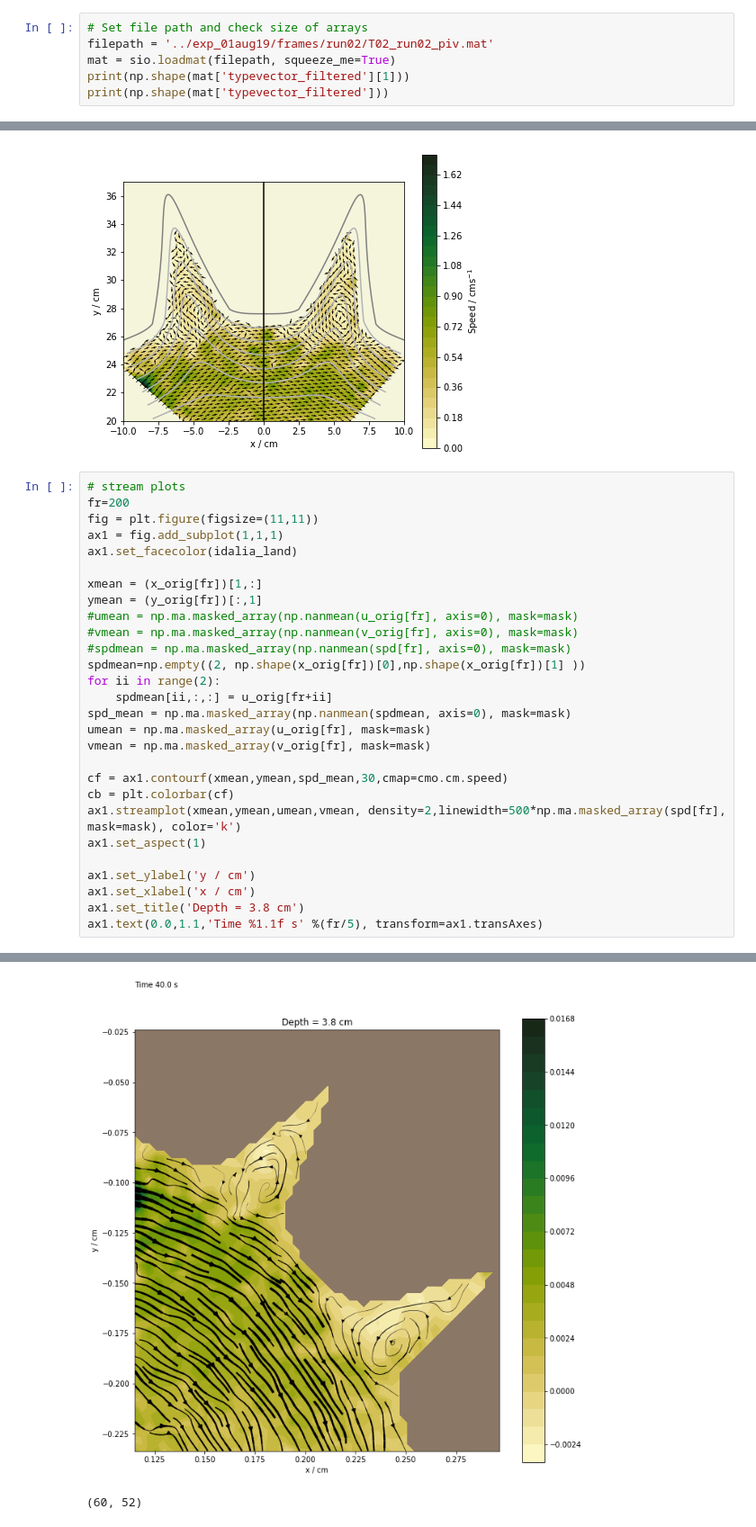
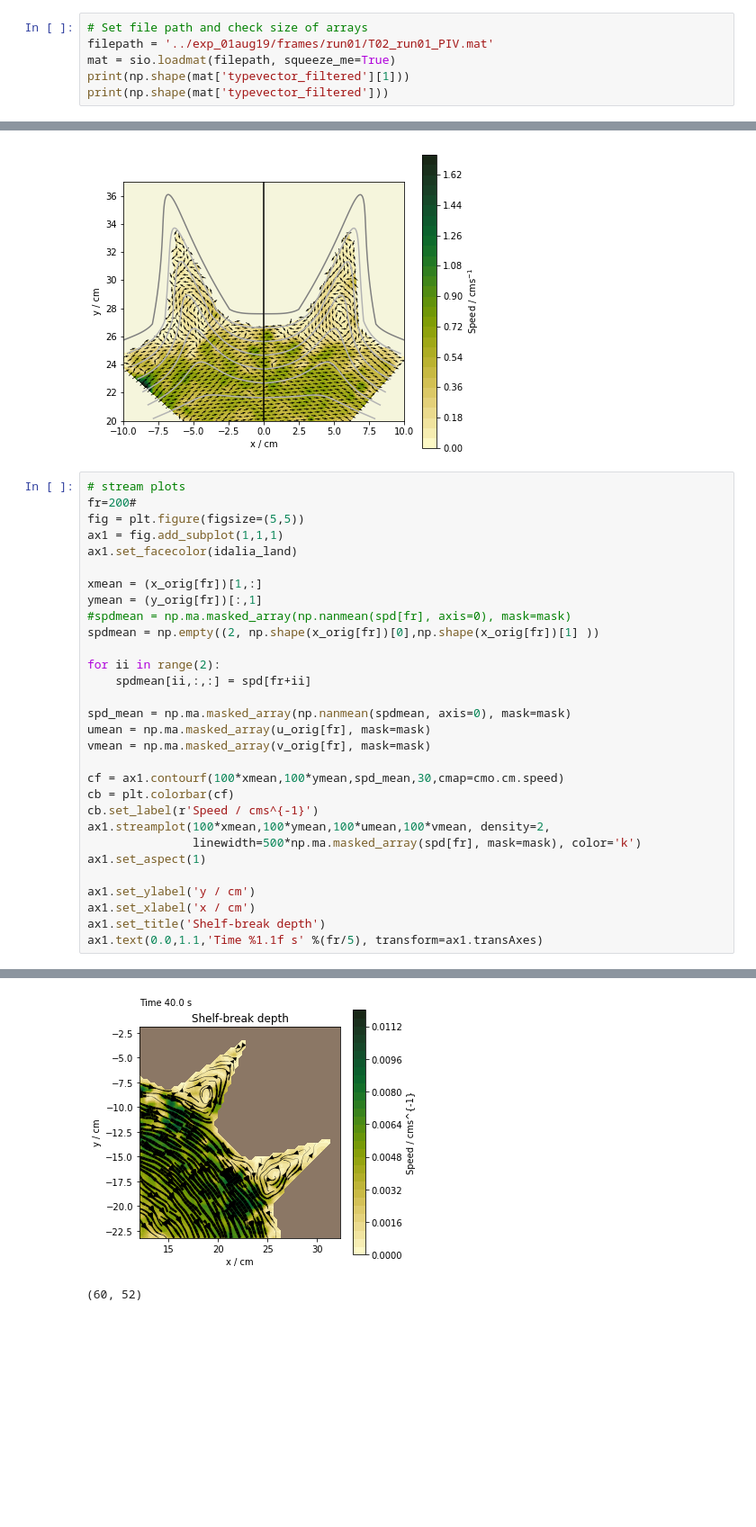
Before and after one commit to UBC-MOAD/MultipleCanyons, a Jupyter notebook: lab/PIV/experiments/notebooks/all_levels_T02.ipynb, the cells around one changed output, grey strips where cells are left out. Shown at 90% size. Saved outputs shown, nothing was run; the diff lists cells and outputs as text; blank space fills up the shorter version.

```diff
--- a/lab/PIV/experiments/notebooks/all_levels_T02.ipynb
+++ b/lab/PIV/experiments/notebooks/all_levels_T02.ipynb
@@ -60,7 +60,7 @@ def get_insert_bathy(angle, H = 0.092):
     return(xIns_rot, yIns_rot, depth_ins)
 # %%
 # Set file path and check size of arrays
-filepath = '../exp_01aug19/frames/run02/T02_run02_piv.mat'
+filepath = '../exp_01aug19/frames/run01/T02_run01_PIV.mat'
 mat = sio.loadmat(filepath, squeeze_me=True)
 print(np.shape(mat['typevector_filtered'][1]))
 print(np.shape(mat['typevector_filtered']))
@@ -167,35 +167,37 @@ ax.set_ylim(20,37)
 [figure]
 # %%
 # stream plots
-fr=200
-fig = plt.figure(figsize=(11,11))
+fr=200#
+fig = plt.figure(figsize=(5,5))
 ax1 = fig.add_subplot(1,1,1)
 ax1.set_facecolor(idalia_land)
 
 xmean = (x_orig[fr])[1,:]
 ymean = (y_orig[fr])[:,1]
-#umean = np.ma.masked_array(np.nanmean(u_orig[fr], axis=0), mask=mask)
-#vmean = np.ma.masked_array(np.nanmean(v_orig[fr], axis=0), mask=mask)
 #spdmean = np.ma.masked_array(np.nanmean(spd[fr], axis=0), mask=mask)
-spdmean=np.empty((2, np.shape(x_orig[fr])[0],np.shape(x_orig[fr])[1] ))
+spdmean = np.empty((2, np.shape(x_orig[fr])[0],np.shape(x_orig[fr])[1] ))
+
 for ii in range(2):
-    spdmean[ii,:,:] = u_orig[fr+ii]
+    spdmean[ii,:,:] = spd[fr+ii]
+
 spd_mean = np.ma.masked_array(np.nanmean(spdmean, axis=0), mask=mask)
 umean = np.ma.masked_array(u_orig[fr], mask=mask)
 vmean = np.ma.masked_array(v_orig[fr], mask=mask)
 
-cf = ax1.contourf(xmean,ymean,spd_mean,30,cmap=cmo.cm.speed)
+cf = ax1.contourf(100*xmean,100*ymean,spd_mean,30,cmap=cmo.cm.speed)
 cb = plt.colorbar(cf)
-ax1.streamplot(xmean,ymean,umean,vmean, density=2,linewidth=500*np.ma.masked_array(spd[fr], mask=mask), color='k')
+cb.set_label(r'Speed / cms^{-1}')
+ax1.streamplot(100*xmean,100*ymean,100*umean,100*vmean, density=2,
+               linewidth=500*np.ma.masked_array(spd[fr], mask=mask), color='k')
 ax1.set_aspect(1)
 
 ax1.set_ylabel('y / cm')
 ax1.set_xlabel('x / cm')
-ax1.set_title('Depth = 3.8 cm')
+ax1.set_title('Shelf-break depth')
 ax1.text(0.0,1.1,'Time %1.1f s' %(fr/5), transform=ax1.transAxes)
 # %% [output]
 Text(0,1.1,'Time 40.0 s')
-[figure, old version]
+[figure, new version]
 # %%
 # %% [output]
 (60, 52)
```
Also changed, not shown: parts of 1 cell of this notebook, 4 other files.
